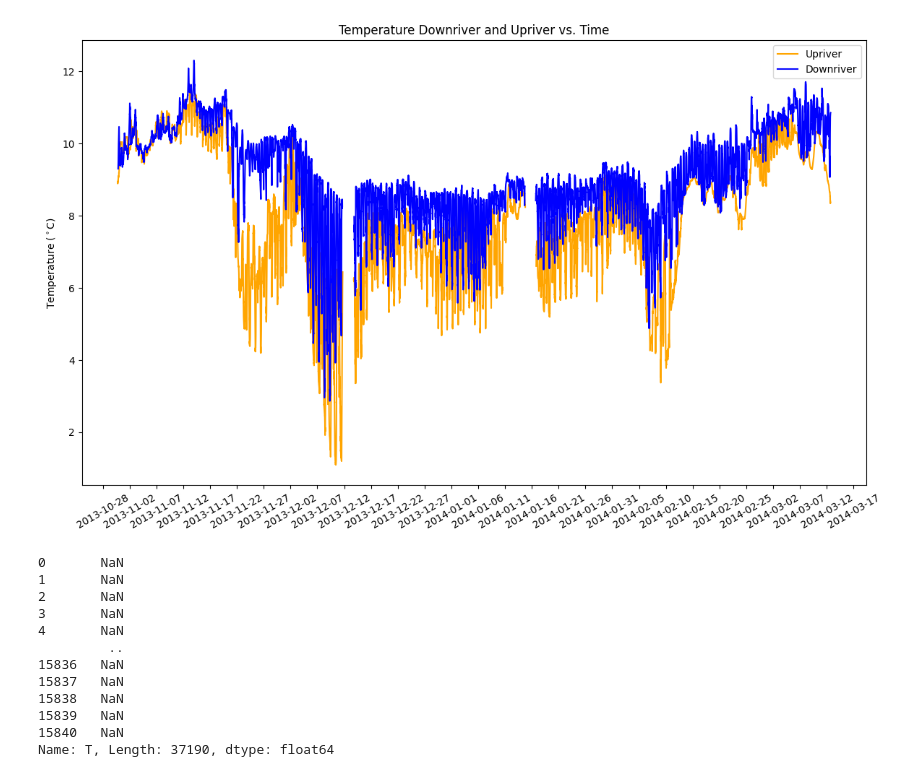
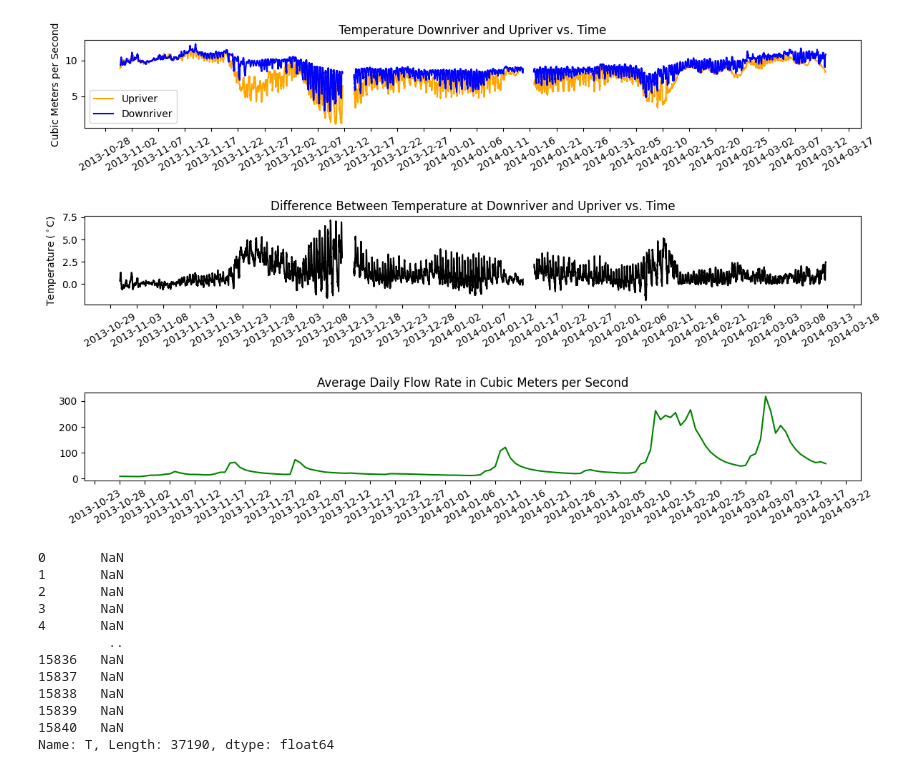
Before and after one commit to lebedevn/Alsea-Estuary-Data, a Jupyter notebook: 2013_2014.ipynb, the cells around one changed output. Saved outputs shown, nothing was run; the diff lists cells and outputs as text; code cells hidden in the pictures.

```diff
--- a/2013_2014.ipynb
+++ b/2013_2014.ipynb
@@ -38,35 +41,63 @@ tmsDownriver = matDDF['DN'] * np.timedelta64(1, 'D') + origin
 #combining the upriver data
 matDataU1Filtered = {dictKey:dictValue for dictKey, dictValue in matDataU1.items() if dictKey[0] != '_'}
 matU1DF = pd.DataFrame({dictKey: np.array(dictValue).flatten() for dictKey, dictValue in matDataU1Filtered.items()})
 matDataU2Filtered = {dictKey:dictValue for dictKey, dictValue in matDataU2.items() if dictKey[0] != '_'}
 matU2DF = pd.DataFrame({dictKey: np.array(dictValue).flatten() for dictKey, dictValue in matDataU2Filtered.items()})
 matDataU3Filtered = {dictKey:dictValue for dictKey, dictValue in matDataU3.items() if dictKey[0] != '_'}
 matU3DF = pd.DataFrame({dictKey: np.array(dictValue).flatten() for dictKey, dictValue in matDataU3Filtered.items()})
 
 matUDF = pd.concat([matU1DF, matU2DF, matU3DF])
 tmsUpriver = matUDF['DN'] * np.timedelta64(1, 'D') + origin
 
 #calculating difference in temperature values
 matDiff = matDDF.sub(matUDF)
 
 #plotting subplots
-fig, (ax) = plt.subplots(1,figsize=(14, 8))
+fig, (ax,axdiff, axflow) = plt.subplots(3,figsize=(14, 8))
 ax.set_title("Temperature Downriver and Upriver vs. Time")
 plt.setp(ax, ylabel = "Temperature ($^\circ$C)")
 ax.plot(tmsUpriver, matUDF['T'], color = 'orange', label='Upriver')
 ax.plot(tmsDownriver,matDDF['T'], color = 'blue', label = 'Downriver')
 
 # Change the tick interval
 ax.xaxis.set_major_locator(mdates.DayLocator(interval=5))
 
 # Puts x-axis labels on an angle
 ax.xaxis.set_tick_params(rotation = 30)
 plt.subplots_adjust(hspace=1)
 
+#difference plot
+y = matDiff['T']
+x = tmsDownriver
+axdiff.set_title("Difference Between Temperature at Downriver and Upriver vs. Time")
+plt.setp(axdiff, ylabel = "Temperature ($^\circ$C)")
+axdiff.plot(x, y, color = 'black', label = "Difference")
+axdiff.xaxis.set_major_locator(mdates.DayLocator(interval=5))
+axdiff.xaxis.set_tick_params(rotation = 30)
+
+#read in csv file
+flowDF = pd.read_csv('2013_2014alsea.csv')
+flowDF['fRate'] = flowDF['max_va'] * 0.0283168
+flowDF['DN'] = pd.NaT
+
+#create a new column for flow dates
+for index, row in flowDF.iterrows():
+    calcDate = pd.Timestamp(year=int(row['begin_yr']), month=int(row['month_nu']), day=int(row['day_nu']))
+    flowDF.loc[index, 'DN'] = calcDate
+
+tmsFlow = flowDF['DN']
+
+#plot the flow graph
+axflow.set_title("Average Daily Flow Rate in Cubic Meters per Second")
+plt.setp(ax, ylabel = "Cubic Meters per Second")
+axflow.plot(tmsFlow,flowDF['fRate'], color = 'green', label = 'FlowRate')
+axflow.xaxis.set_major_locator(mdates.DayLocator(interval=5))
+axflow.xaxis.set_tick_params(rotation = 30)
+
 ax.legend()
 plt.show()
 # %% [output]
-[figure, old version]
+[figure, new version]
 # %%
 fig, (axdiff) = plt.subplots(1,figsize=(14, 8))
 y = matDiff['T']
```
Also changed, not shown: parts of 3 cells of this notebook, 1 other file.
